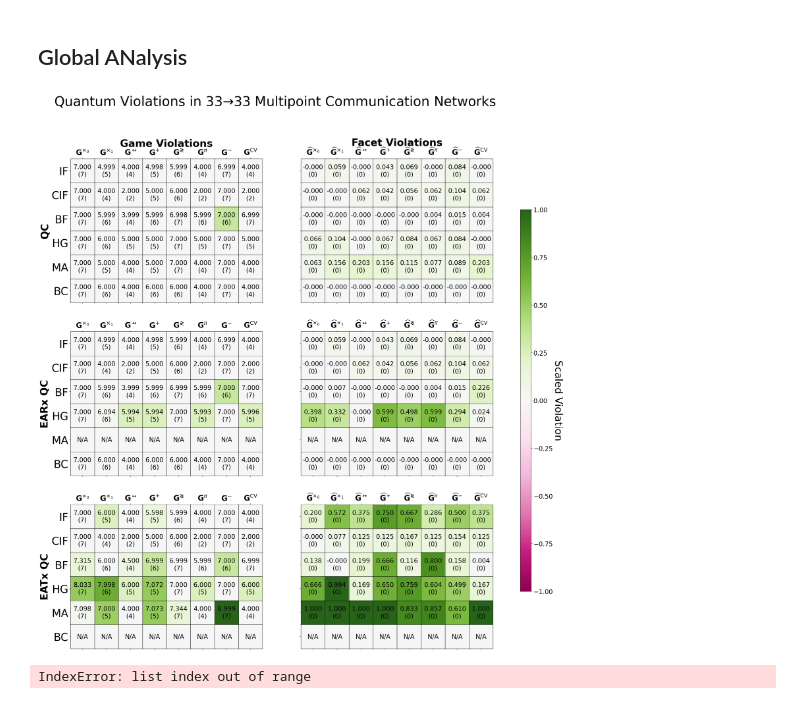
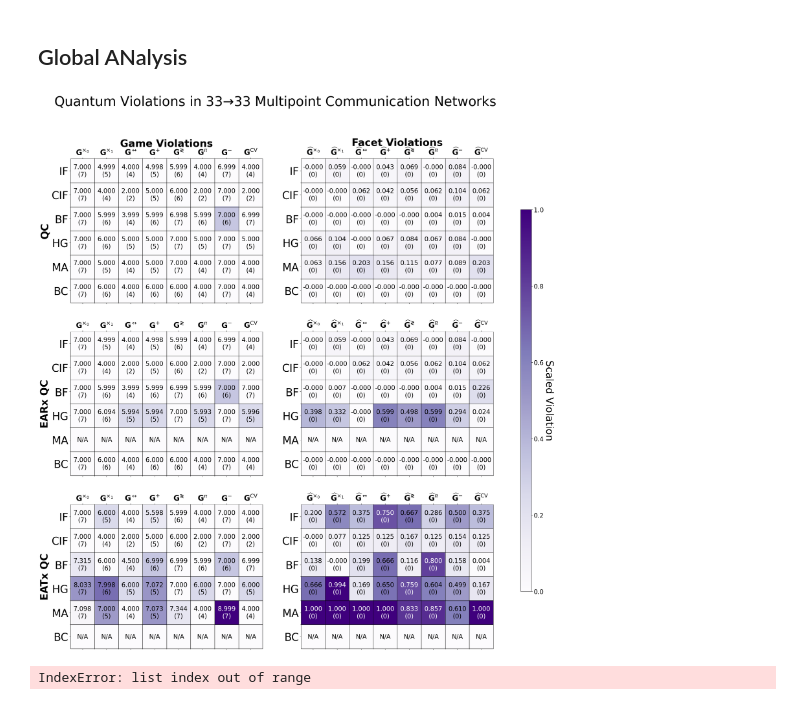
Before and after one commit to ChitambarLab/nonclassicality-in-quantum-communication-networks-supplemental-code, a Jupyter notebook: notebook/multipoint_quantum_violations.ipynb, the cells around one changed output. Drawn from its saved outputs; the diff is of its cells as text; code cells hidden in the pictures.

Commit message:
adding nice plot for data

```diff
--- a/notebook/multipoint_quantum_violations.ipynb
+++ b/notebook/multipoint_quantum_violations.ipynb
@@ -767,14 +767,15 @@ eatx_qc_facet_table_data = np.maximum(qc_facet_table_data, np.array(list(map(
 )))
 earx_qc_facet_table_data[multiaccess_row,:] = np.zeros(len(game_names))
 
+# color bar and plotting colored data
+color_map_name = "Purples"
+pcm_qc = qc_ax.matshow(scaled_qc_table_data, cmap=mpl.colormaps[color_map_name], vmax=1,vmin= 0)
+pcm_earx_qc = earx_qc_ax.matshow(scaled_earx_qc_table_data, cmap=mpl.colormaps[color_map_name], vmax=1,vmin= 0)
+pcm_eatx_qc = eatx_qc_ax.matshow(scaled_eatx_qc_table_data, cmap=mpl.colormaps[color_map_name], vmax=1,vmin= 0)
 
-pcm_qc = qc_ax.matshow(scaled_qc_table_data, cmap=mpl.colormaps["PiYG"], vmax=1,vmin= -1)
-pcm_earx_qc = earx_qc_ax.matshow(scaled_earx_qc_table_data, cmap=mpl.colormaps["PiYG"], vmax=1,vmin= -1)
-pcm_eatx_qc = eatx_qc_ax.matshow(scaled_eatx_qc_table_data, cmap=mpl.colormaps["PiYG"], vmax=1,vmin= -1)
-
-pcm_qc_facet = qc_facet_ax.matshow(qc_facet_table_data, cmap=mpl.colormaps["PiYG"], vmax=1,vmin= -1)
-pcm_earx_qc_facet = earx_qc_facet_ax.matshow(earx_qc_facet_table_data, cmap=mpl.colormaps["PiYG"], vmax=1,vmin= -1)
-pcm_eatx_qc_facet = eatx_qc_facet_ax.matshow(eatx_qc_facet_table_data, cmap=mpl.colormaps["PiYG"], vmax=1,vmin= -1)
+pcm_qc_facet = qc_facet_ax.matshow(qc_facet_table_data, cmap=mpl.colormaps[color_map_name], vmax=1,vmin= 0)
+pcm_earx_qc_facet = earx_qc_facet_ax.matshow(earx_qc_facet_table_data, cmap=mpl.colormaps[color_map_name], vmax=1,vmin= 0)
+pcm_eatx_qc_facet = eatx_qc_facet_ax.matshow(eatx_qc_facet_table_data, cmap=mpl.colormaps[color_map_name], vmax=1,vmin= 0)
 
 
 y_tick_labels_games = list(map(lambda row: row[0], game_max_violations_table_data))
@@ -811,12 +812,13 @@ for i in range(3):
     # ax_game.set_title(ax_titles[i], size=32)
 
     ax_game.set_yticklabels(y_tick_labels_games, fontsize=34)
+    ax_facet.set_yticklabels(y_tick_labels_games, fontsize=34)
 
     if i == 0:
         ax_game.set_title("Game Violations", size=32, fontweight="bold")
 
 
-    ax_facet.set_yticklabels([])
+    # ax_facet.set_yticklabels([])
 
     ax_facet.set_yticks([y + 0.5 for y in range(0, 5)], minor=True)
     ax_facet.set_xticks([x + 0.5 for x in range(0, 7)], minor=True)
@@ -826,78 +828,113 @@ for i in range(3):
         ax_facet.set_title("Facet Violations", size=32, fontweight="bold")
 
 mat_num_font=20
+text_color_threshold = 0.7
 
 for y in range(len(cc_table_data)):
     for x in range(len(cc_table_data[0])):
-        qc_ax.text(x, y, '%.3f' % qc_table_data[y][x] + "\n" + "(" + str(int(cc_table_data[y][x])) + ")",
+
+        cc_val = cc_table_data[y][x]
+        qc_val = qc_table_data[y][x]
+        earx_val = earx_qc_table_data[y][x]
+        eatx_val = eatx_qc_table_data[y][x]
+        scaled_qc_val = scaled_qc_table_data[y][x]
+        scaled_earx_val = scaled_earx_qc_table_data[y][x]
+        scaled_eatx_val = scaled_eatx_qc_table_data[y][x]
+
+        qc_text_color = "white" if scaled_qc_val >= text_color_threshold else "black"
+        earx_text_color = "white" if scaled_earx_val >= text_color_threshold else "black"
+        eatx_text_color = "white" if scaled_eatx_val >= text_color_threshold else "black"
+
+        qc_ax.text(x, y, '%.3f' % qc_val + "\n" + "(" + str(int(cc_val)) + ")",
             horizontalalignment='center',
             verticalalignment='center',
             size=mat_num_font,
+            color=qc_text_color
         )
         if y == multiaccess_row:
             earx_qc_ax.text(x, y, "N/A",
                 horizontalalignment='center',
                 verticalalignment='center',
                 size=mat_num_font,
+                color=earx_text_color,
             )
         else:
-            earx_qc_ax.text(x, y, '%.3f' % earx_qc_table_data[y][x] + "\n" + "(" + str(int(cc_table_data[y][x])) + ")",
+            earx_qc_ax.text(x, y, '%.3f' % earx_val + "\n" + "(" + str(int(cc_val)) + ")",
                 horizontalalignment='center',
                 verticalalignment='center',
                 size=mat_num_font,
+                color=earx_text_color,
             )
         if y == broadcast_row:
             eatx_qc_ax.text(x, y, "N/A",
                 horizontalalignment='center',
                 verticalalignment='center',
                 size=mat_num_font,
+                color=eatx_text_color,
             )
         else:
-            eatx_qc_ax.text(x, y, '%.3f' % eatx_qc_table_data[y][x] + "\n" + "(" + str(int(cc_table_data[y][x])) + ")",
+            eatx_qc_ax.text(x, y, '%.3f' % eatx_val + "\n" + "(" + str(int(cc_val)) + ")",
                 horizontalalignment='center',
                 verticalalignment='center',
                 size=mat_num_font,
+                color=eatx_text_color,
             )
 
 for y in range(len(cc_facet_table_data)):
     for x in range(len(cc_facet_table_data[0])):
-        qc_facet_ax.text(x, y, '%.3f' % qc_facet_table_data[y][x] + "\n" + "(" + str(int(cc_facet_table_data[y][x])) + ")",
+
+        cc_val = cc_facet_table_data[y][x]
+        qc_val = qc_facet_table_data[y][x]
+        earx_val = earx_qc_facet_table_data[y][x]
+        eatx_val = eatx_qc_facet_table_data[y][x]
+
+        qc_text_color = "white" if qc_val >= text_color_threshold else "black"
+        earx_text_color = "white" if earx_val >= text_color_threshold else "black"
+        eatx_text_color = "white" if eatx_val >= text_color_threshold else "black"
+
+
+        qc_facet_ax.text(x, y, '%.3f' % qc_val + "\n" + "(" + str(int(cc_val)) + ")",
             horizontalalignment='center',
             verticalalignment='center',
             size=mat_num_font,
+            color=qc_text_color,
         )
         if y == multiaccess_row:
             earx_qc_facet_ax.text(x, y, "N/A",
                 horizontalalignment='center',
                 verticalalignment='center',
                 size=mat_num_font,
+                color=earx_text_color,
             )
         else:
-            earx_qc_facet_ax.text(x, y, '%.3f' % earx_qc_facet_table_data[y][x] + "\n" + "(" + str(int(cc_facet_table_data[y][x])) + ")",
+            earx_qc_facet_ax.text(x, y, '%.3f' % earx_val + "\n" + "(" + str(int(cc_val)) + ")",
                 horizontalalignment='center',
                 verticalalignment='center',
                 size=mat_num_font,
+                color=earx_text_color,
             )
         if y == broadcast_row:
             eatx_qc_facet_ax.text(x, y,
                 "N/A",
                 horizontalalignment='center',
                 verticalalignment='center',
                 size=mat_num_font,
+                color=eatx_text_color,
             )
         else:
-            eatx_qc_facet_ax.text(x, y, '%.3f' % eatx_qc_facet_table_data[y][x] + "\n" + "(" + str(int(cc_facet_table_data[y][x])) + ")",
+            eatx_qc_facet_ax.text(x, y, '%.3f' % eatx_val + "\n" + "(" + str(int(cc_val)) + ")",
                 horizontalalignment='center',
                 verticalalignment='center',
                 size=mat_num_font,
+                color=eatx_text_color,
             )
 
 cb_ax = fig.add_axes([0.95, 0.2, 0.02, 0.6])
 cbar = fig.colorbar(pcm_qc, cax=cb_ax)
 cbar.ax.set_ylabel('Scaled Violation', rotation=270, size=32, labelpad=32)
 cbar.ax.tick_params(labelsize=mat_num_font)
 # %% [output]
-[figure, old version]
+[figure, new version]
 # %%
 multiaccess_row = [index for index,value in enumerate(network_names) if value == "Multiaccess"][0]
 
```
Also changed, not shown: 4 other files.
